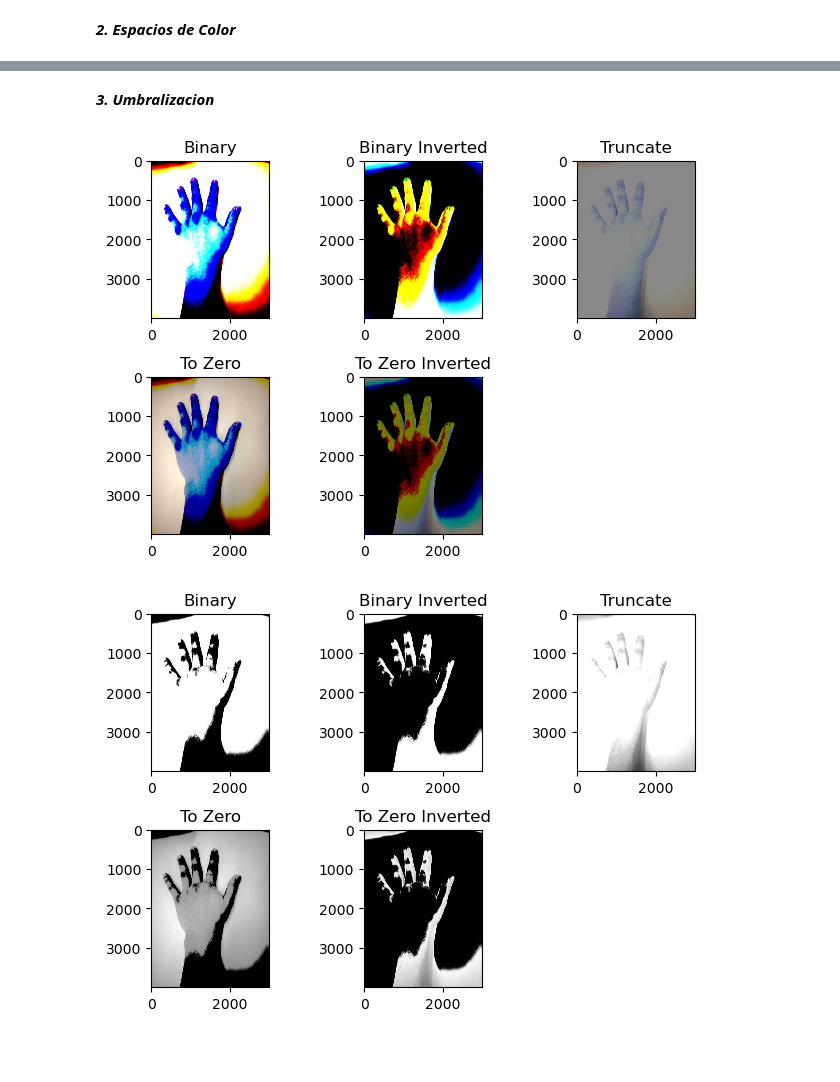
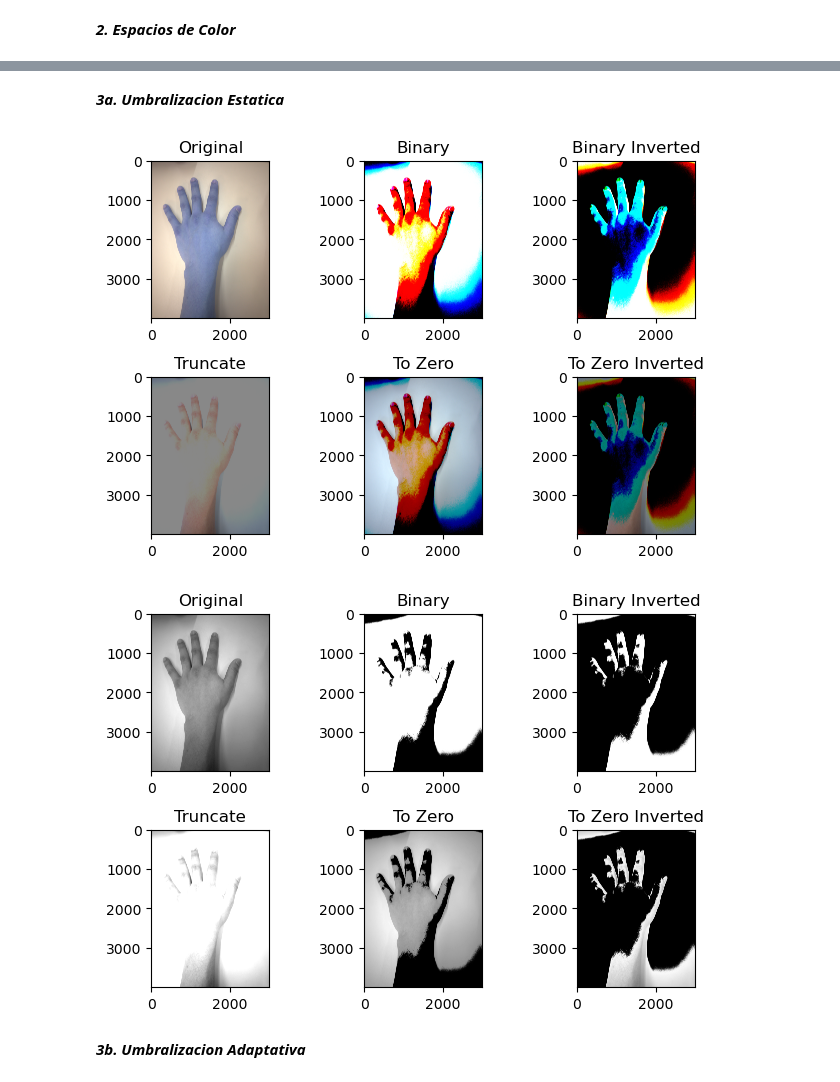
Before and after one commit to KouzouAkizuki/Tecnicas-de-IA---2024-I, a Jupyter notebook: Talleres/Taller 2/Taller 2.ipynb, the cells around one changed output, grey strips where cells are left out. Drawn from its saved outputs; the diff is of its cells as text; code cells hidden in the pictures; blank space fills up the shorter version.

Commit message:
Umbralizacion

```diff
--- a/Talleres/Taller 2/Taller 2.ipynb
+++ b/Talleres/Taller 2/Taller 2.ipynb
@@ -121,42 +124,48 @@ plt.show()
 # %% [markdown]
-***3. Umbralizacion***
+***3a. Umbralizacion Estatica***
 # %%
+#[:,:,::-1] -> Correccion para representar con matplotlib, ya que el arreglo de opencv esta en [B,G,R] y matplotlib [R,G,B]
+
 Umbral=136
 Max_Valor=255
 
-Mano_Binary         =   cv2.threshold(Mano,Umbral,Max_Valor,cv2.THRESH_BINARY)
-Mano_Binary_Inv     =   cv2.threshold(Mano,Umbral,Max_Valor,cv2.THRESH_BINARY_INV)
-Mano_Truncate       =   cv2.threshold(Mano,Umbral,Max_Valor,cv2.THRESH_TRUNC)
-Mano_To_Zero        =   cv2.threshold(Mano,Umbral,Max_Valor,cv2.THRESH_TOZERO)
-Mano_To_Zero_Inv    =   cv2.threshold(Mano,Umbral,Max_Valor,cv2.THRESH_TOZERO_INV)
+Mano_Binary         =   cv2.threshold(Mano[:,:,::-1],Umbral,Max_Valor,cv2.THRESH_BINARY)
+Mano_Binary_Inv     =   cv2.threshold(Mano[:,:,::-1],Umbral,Max_Valor,cv2.THRESH_BINARY_INV)
+Mano_Truncate       =   cv2.threshold(Mano[:,:,::-1],Umbral,Max_Valor,cv2.THRESH_TRUNC)
+Mano_To_Zero        =   cv2.threshold(Mano[:,:,::-1],Umbral,Max_Valor,cv2.THRESH_TOZERO)
+Mano_To_Zero_Inv    =   cv2.threshold(Mano[:,:,::-1],Umbral,Max_Valor,cv2.THRESH_TOZERO_INV)
 
 Mano_Binary_Gray        =   cv2.threshold(Mano_Gray,Umbral,Max_Valor,cv2.THRESH_BINARY)
 Mano_Binary_Inv_Gray    =   cv2.threshold(Mano_Gray,Umbral,Max_Valor,cv2.THRESH_BINARY_INV)
 Mano_Truncate_Gray      =   cv2.threshold(Mano_Gray,Umbral,Max_Valor,cv2.THRESH_TRUNC)
 Mano_To_Zero_Gray       =   cv2.threshold(Mano_Gray,Umbral,Max_Valor,cv2.THRESH_TOZERO)
 Mano_To_Zero_Inv_Gray   =   cv2.threshold(Mano_Gray,Umbral,Max_Valor,cv2.THRESH_TOZERO_INV)
 
 # Threshold aplicado a imagenes en RGB
 plt.figure(1)
-plt.subplot(231), plt.imshow(Mano_Binary[1]), plt.title('Binary')
-plt.subplot(232), plt.imshow(Mano_Binary_Inv[1]), plt.title('Binary Inverted')
-plt.subplot(233), plt.imshow(Mano_Truncate[1]), plt.title('Truncate')
-plt.subplot(234), plt.imshow(Mano_To_Zero[1]), plt.title('To Zero')
-plt.subplot(235), plt.imshow(Mano_To_Zero_Inv[1]), plt.title('To Zero Inverted')
+plt.subplot(231), plt.imshow(Mano[:,:,::-1], cmap=plt.cm.gray), plt.title('Original')
+plt.subplot(232), plt.imshow(Mano_Binary[1]), plt.title('Binary')
+plt.subplot(233), plt.imshow(Mano_Binary_Inv[1]), plt.title('Binary Inverted')
+plt.subplot(234), plt.imshow(Mano_Truncate[1]), plt.title('Truncate')
+plt.subplot(235), plt.imshow(Mano_To_Zero[1]), plt.title('To Zero')
+plt.subplot(236), plt.imshow(Mano_To_Zero_Inv[1]), plt.title('To Zero Inverted')
 
 plt.subplots_adjust(top=0.95, bottom=0.05, left=0.10, right=0.95, hspace=0, wspace=0.8)
 plt.show()
 
 # Threshold aplicado a imagenes en escala de grises
 plt.figure(1)
-plt.subplot(231), plt.imshow(Mano_Binary_Gray[1], cmap=plt.cm.gray), plt.title('Binary')
-plt.subplot(232), plt.imshow(Mano_Binary_Inv_Gray[1], cmap=plt.cm.gray), plt.title('Binary Inverted')
-plt.subplot(233), plt.imshow(Mano_Truncate_Gray[1], cmap=plt.cm.gray), plt.title('Truncate')
-plt.subplot(234), plt.imshow(Mano_To_Zero_Gray[1], cmap=plt.cm.gray), plt.title('To Zero')
-plt.subplot(235), plt.imshow(Mano_To_Zero_Inv_Gray[1], cmap=plt.cm.gray), plt.title('To Zero Inverted')
+plt.subplot(231), plt.imshow(Mano_Gray, cmap=plt.cm.gray), plt.title('Original')
+plt.subplot(232), plt.imshow(Mano_Binary_Gray[1], cmap=plt.cm.gray), plt.title('Binary')
+plt.subplot(233), plt.imshow(Mano_Binary_Inv_Gray[1], cmap=plt.cm.gray), plt.title('Binary Inverted')
+plt.subplot(234), plt.imshow(Mano_Truncate_Gray[1], cmap=plt.cm.gray), plt.title('Truncate')
+plt.subplot(235), plt.imshow(Mano_To_Zero_Gray[1], cmap=plt.cm.gray), plt.title('To Zero')
+plt.subplot(236), plt.imshow(Mano_To_Zero_Inv_Gray[1], cmap=plt.cm.gray), plt.title('To Zero Inverted')
 
 plt.subplots_adjust(top=0.95, bottom=0.05, left=0.10, right=0.95, hspace=0, wspace=0.8)
 plt.show()
 # %% [output]
-[figure, old version]
+[figure, new version]
-[figure, old version]
+[figure, new version]
+# %% [markdown]
+***3b. Umbralizacion Adaptativa***
```
Also changed, not shown: parts of 1 cell of this notebook.
